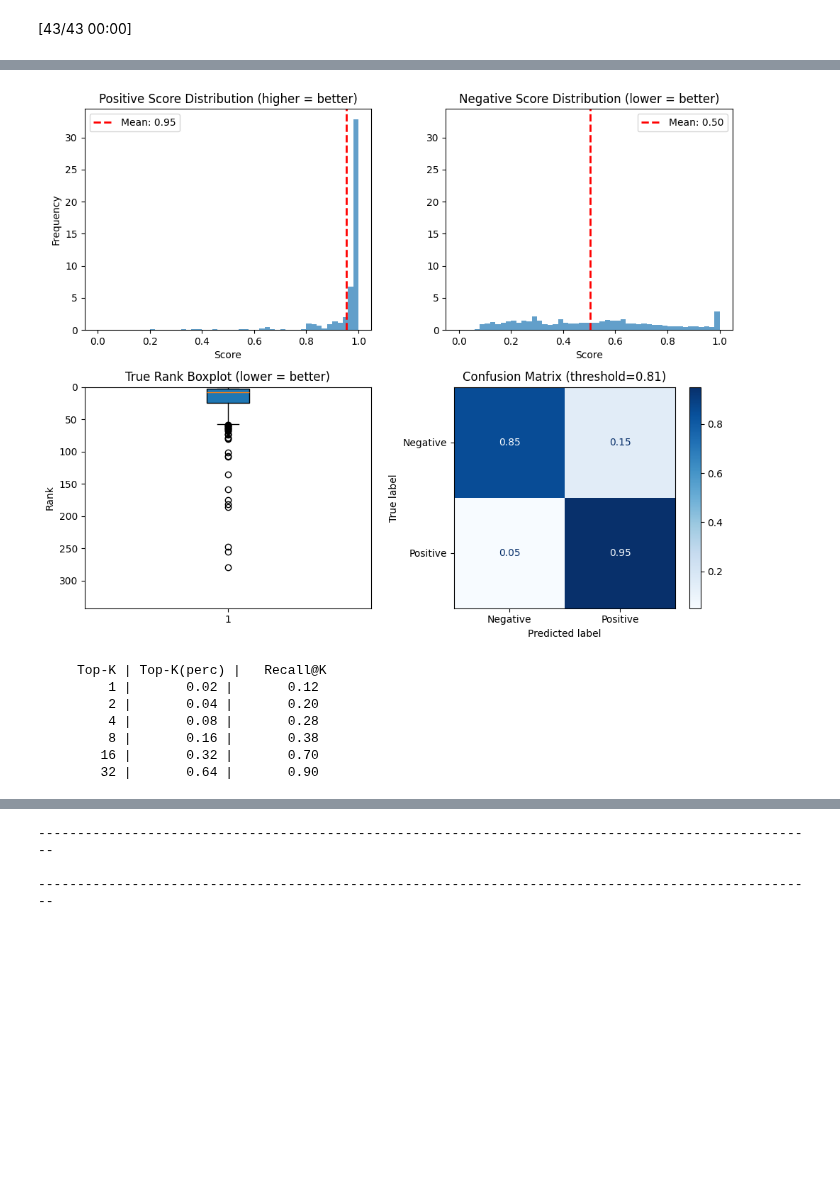
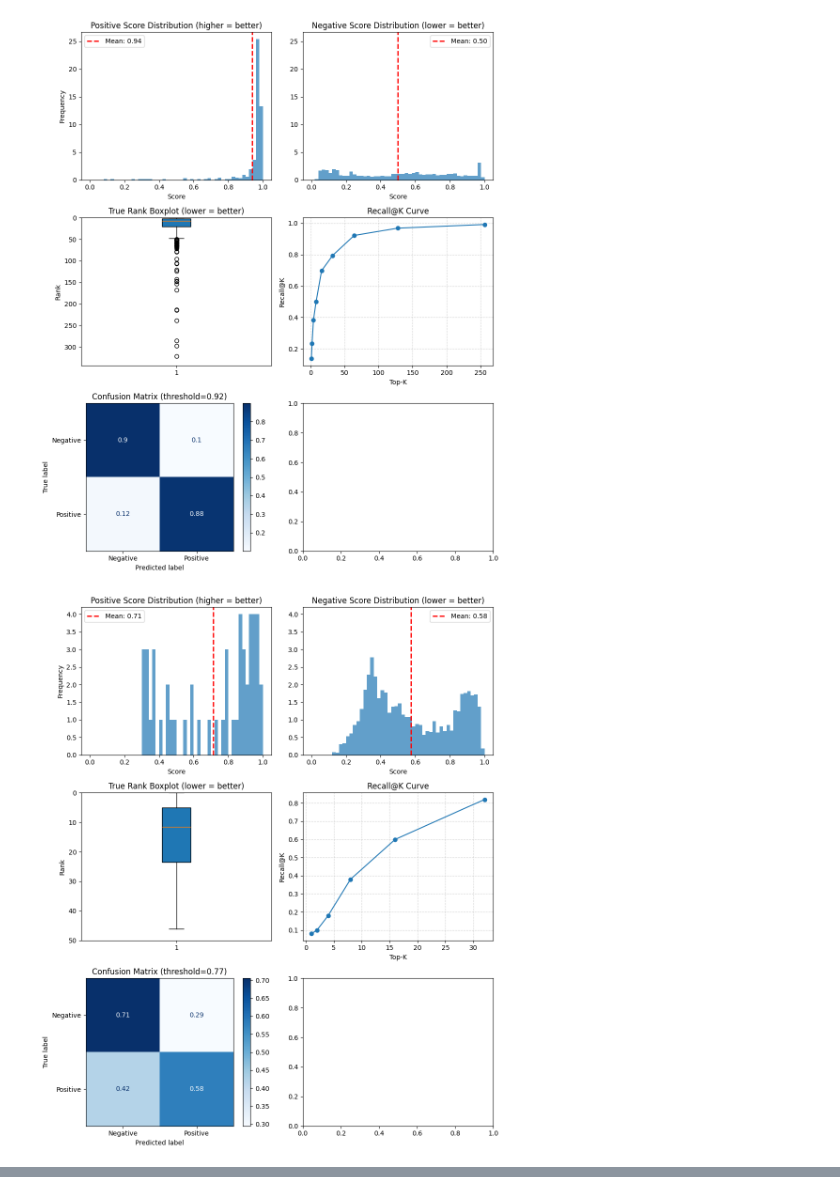
Before and after one commit to hscells-org/project-doehl-boolean-clip, a Jupyter notebook: train.ipynb, the cells around one changed output, grey strips where cells are left out. Cells and saved outputs as stored; diff of their text form; code cells hidden in the pictures; blank space fills up the shorter version.

Commit message:
also plot recall

```diff
--- a/train.ipynb
+++ b/train.ipynb
@@ -98,21 +110,22 @@ except: trainer.train(resume_from_checkpoint=False)
 # %%
 from evaluation import ModelEvaluator
 trainer.evaluate()
-# paths = [r"./siglip2/old/b2-bf-8b/e4", r"./siglip2/old/b3-bf-8b"]
+# paths = [r"models/siglip2/old/b2-bf-8b/e4", r"models/siglip2/old/b3-bf-8b"]
 paths = [None]
 amt = 2000
 format = "pdf"
 bench_data = load_dataset("json", data_files="data/bench_data.jsonl", split="train")
 for path in paths:
     if path is not None:
         model.load(path + "/model.safetensors")
         print(path)
     else: path = model_path
     eval = ModelEvaluator(model)
     res = eval.evaluate(data["test"][bool_key][:amt], data["test"][text_key][:amt], plot=True)
-    res["plot"].savefig(f"{path}/test_stats.{format}", format=format)
+    res["plot"].savefig(f"models/{path}/test_stats.{format}", format=format)
     res = eval.evaluate(bench_data["query"][:amt], bench_data["title"][:amt], plot=True)
-    res["plot"].savefig(f"{path}/TAR_stats.{format}", format=format)
+    res["plot"].savefig(f"models/{path}/TAR_stats.{format}", format=format)
     print(("-" * 100 + "\n\n") * 2)
 # %% [output]
-[43/43 00:00]
+[figure, new version]
+[figure, new version]
@@ -129,8 +134,0 @@ for path in paths:
-[figure, old version]
-     Top-K | Top-K(perc) |   Recall@K
-         1 |       0.02 |       0.12
-         2 |       0.04 |       0.20
-         4 |       0.08 |       0.28
-         8 |       0.16 |       0.38
-        16 |       0.32 |       0.70
-        32 |       0.64 |       0.90
@@ -138,3 +134,0 @@ for path in paths:
-----------------------------------------------------------------------------------------------------
-
-----------------------------------------------------------------------------------------------------
```
Also changed, not shown: parts of 3 cells of this notebook, 3 other files.
